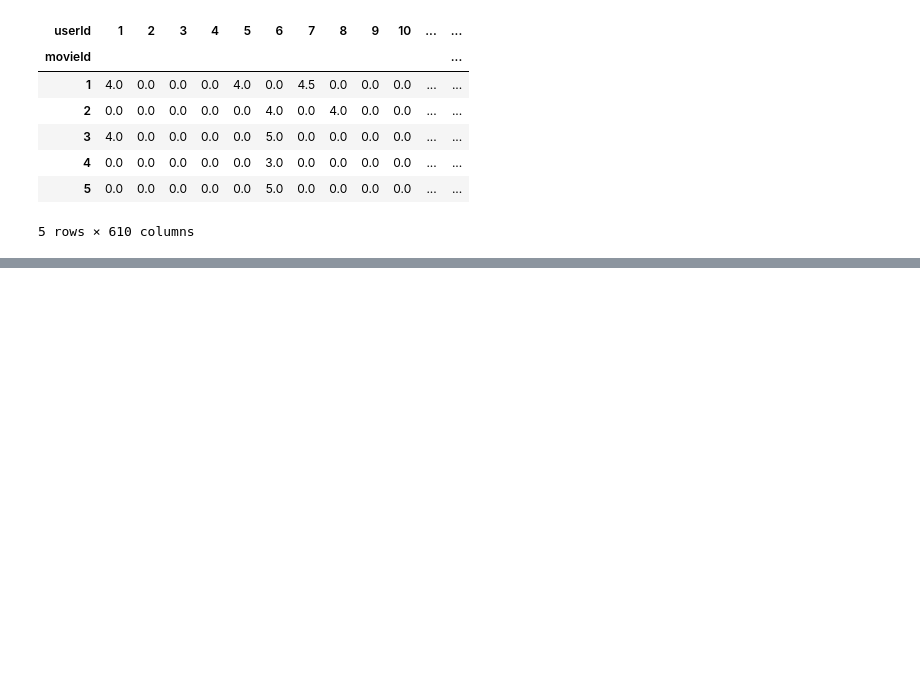
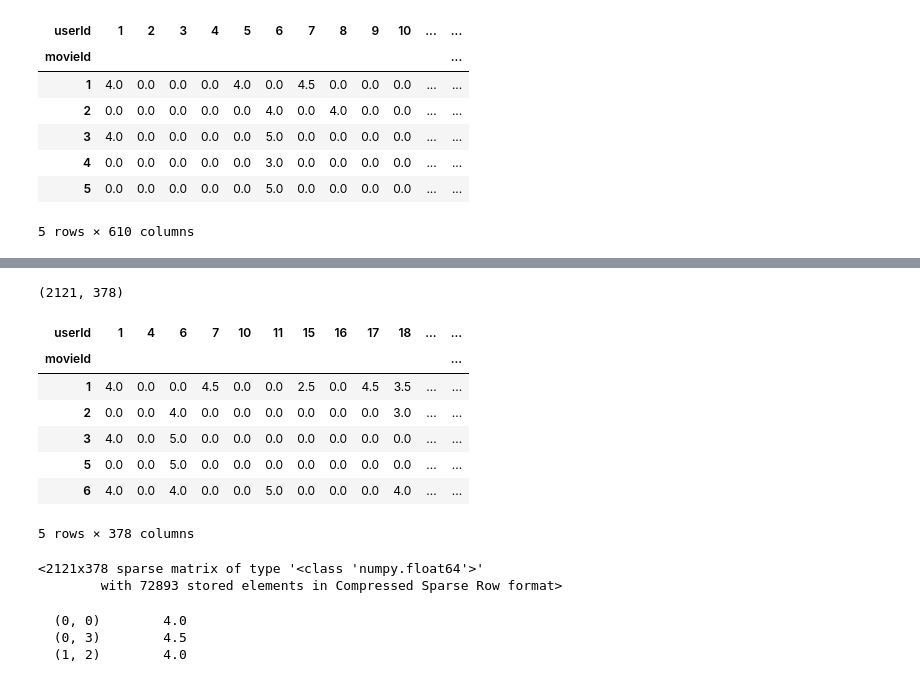
Before and after one commit to dexnay/big-data-2024-08, a Jupyter notebook: sklearn/movies_recomendations.ipynb, the cells around one changed output, grey strips where cells are left out. Saved outputs shown, nothing was run; the diff lists cells and outputs as text; code cells hidden in the pictures; blank space fills up the shorter version.

```diff
--- a/sklearn/movies_recomendations.ipynb
+++ b/sklearn/movies_recomendations.ipynb
@@ -79,3 +81,5 @@ user_item_matrix.head()
 # %%
 # сколько оценок было у каждого пользователя
 # сколько оценок было у каждого фильма
+user_votes = ratings.groupby('userId')['rating'].agg('count')
+movie_votes = ratings.groupby('movieId')['rating'].agg('count')
@@ -81,0 +106,35 @@ user_item_matrix.head()
+# %%
+movie_filter =  movie_votes[movie_votes > 10].index
+user_filter = user_votes[user_votes > 50].index
+
+user_item_matrix = user_item_matrix.loc[movie_filter,:]
+user_item_matrix = user_item_matrix.loc[:,user_filter]
+# %%
+user_item_matrix.shape
+# %% [output]
+(2121, 378)
+# %%
+user_item_matrix.head()
+# %% [output]
+| userId | 1 | 4 | 6 | 7 | 10 | 11 | 15 | 16 | 17 | 18 | ... | ... |
+| movieId |  |  |  |  |  |  |  |  |  |  |  | ... |
+| 1 | 4.0 | 0.0 | 0.0 | 4.5 | 0.0 | 0.0 | 2.5 | 0.0 | 4.5 | 3.5 | ... | ... |
+| 2 | 0.0 | 0.0 | 4.0 | 0.0 | 0.0 | 0.0 | 0.0 | 0.0 | 0.0 | 3.0 | ... | ... |
+| 3 | 4.0 | 0.0 | 5.0 | 0.0 | 0.0 | 0.0 | 0.0 | 0.0 | 0.0 | 0.0 | ... | ... |
+| 5 | 0.0 | 0.0 | 5.0 | 0.0 | 0.0 | 0.0 | 0.0 | 0.0 | 0.0 | 0.0 | ... | ... |
+| 6 | 4.0 | 0.0 | 4.0 | 0.0 | 0.0 | 5.0 | 0.0 | 0.0 | 0.0 | 4.0 | ... | ... |
+5 rows × 378 columns
+# %%
+from scipy.sparse import csr_matrix
+
+csr_data = csr_matrix(user_item_matrix.values)
+csr_data
+# %% [output]
+<2121x378 sparse matrix of type '<class 'numpy.float64'>'
+        with 72893 stored elements in Compressed Sparse Row format>
+# %%
+print(csr_data[:2, :5])
+# %% [output]
+  (0, 0)        4.0
+  (0, 3)        4.5
+  (1, 2)        4.0
```
Also changed, not shown: parts of 11 cells of this notebook.
